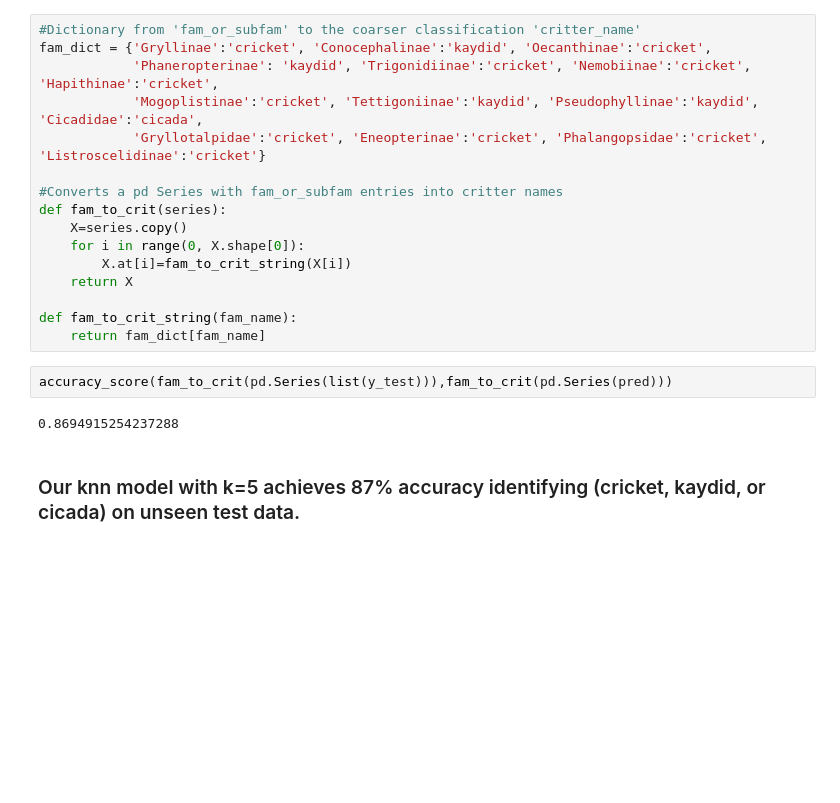
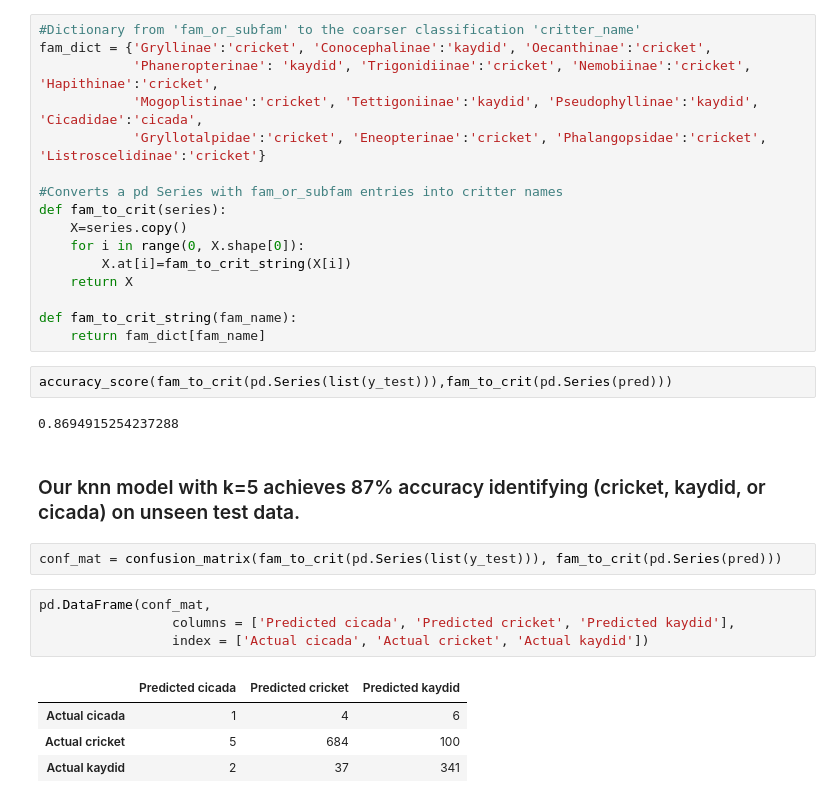
Before and after one commit to andrewcmerwin/ChirpChecker, a Jupyter notebook: KNN_Robert.ipynb, the cells around one changed output. Saved outputs shown, nothing was run; the diff lists cells and outputs as text; blank space fills up the shorter version.

```diff
--- a/KNN_Robert.ipynb
+++ b/KNN_Robert.ipynb
@@ -153,3 +154,14 @@ accuracy_score(fam_to_crit(pd.Series(list(y_test))),fam_to_crit(pd.Series(pred))
 0.8694915254237288
 # %% [markdown]
 ### Our knn model with k=5 achieves 87% accuracy identifying (cricket, kaydid, or cicada) on unseen test data.
+# %%
+conf_mat = confusion_matrix(fam_to_crit(pd.Series(list(y_test))), fam_to_crit(pd.Series(pred)))
+# %%
+pd.DataFrame(conf_mat,
+                 columns = ['Predicted cicada', 'Predicted cricket', 'Predicted kaydid'],
+                 index = ['Actual cicada', 'Actual cricket', 'Actual kaydid'])
+# %% [output]
+|  | Predicted cicada | Predicted cricket | Predicted kaydid |
+| Actual cicada | 1 | 4 | 6 |
+| Actual cricket | 5 | 684 | 100 |
+| Actual kaydid | 2 | 37 | 341 |
```
Also changed, not shown: parts of 1 cell of this notebook, 3 other files.
